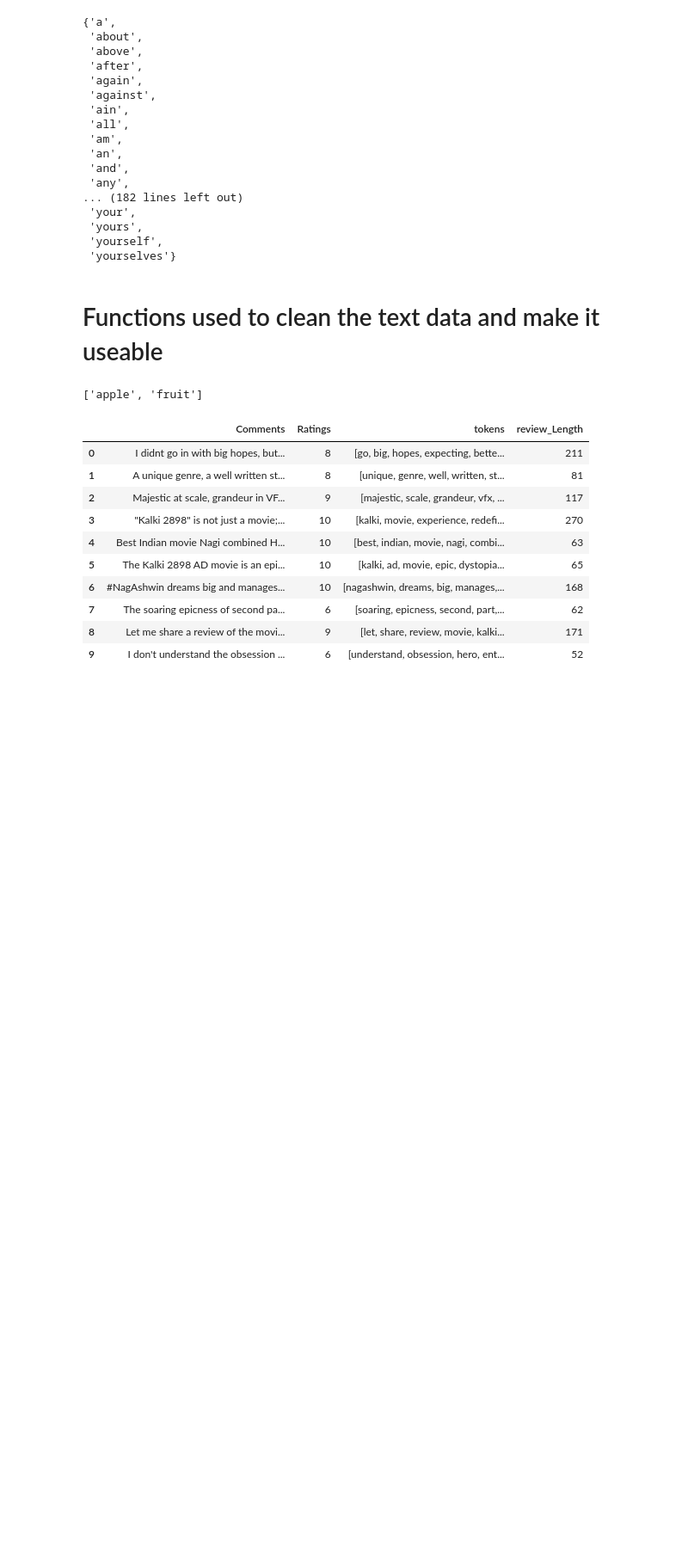
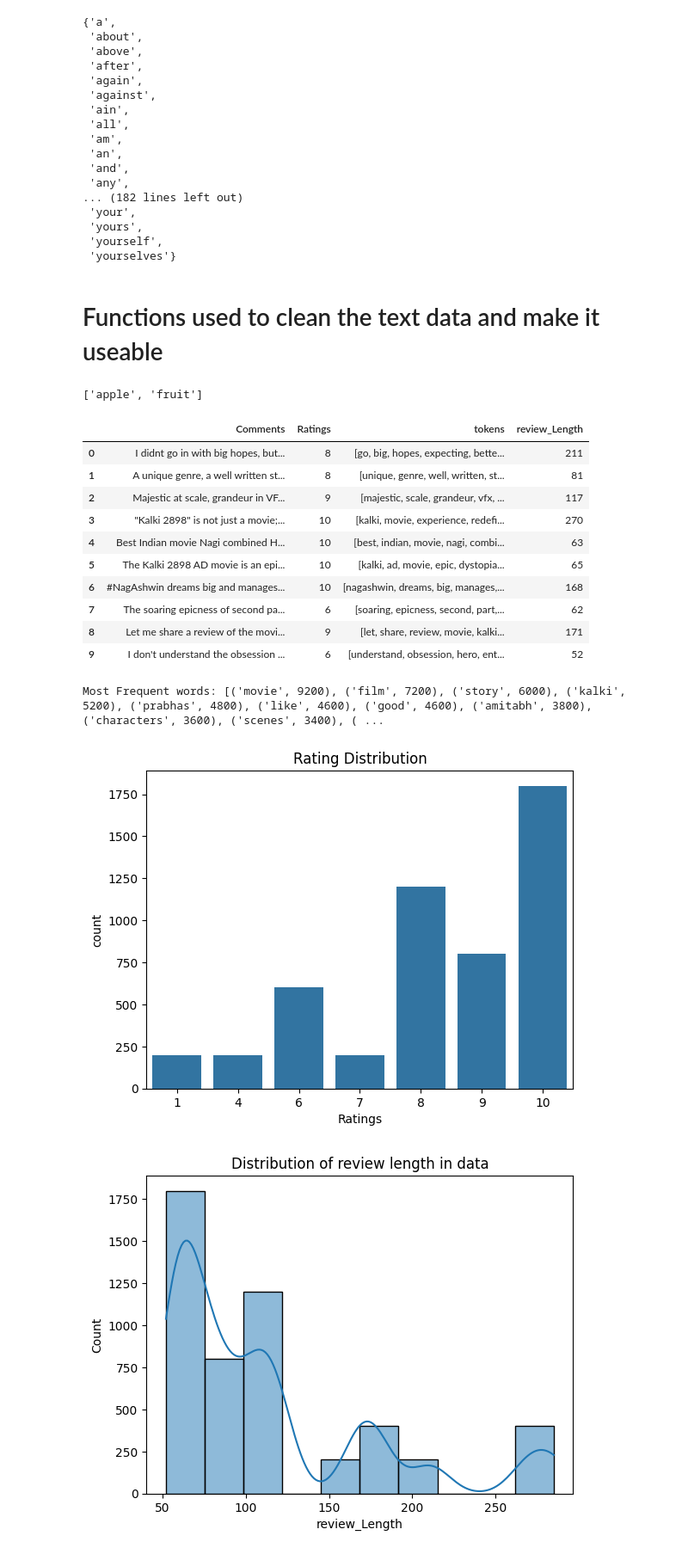
Before and after one commit to himanshutiwari2005/CANTILEVER, a Jupyter notebook: Task-1/EDA.ipynb, the cells around one changed output. Shown at 86% size. Cells and saved outputs as stored; diff of their text form; code cells hidden in the pictures; blank space fills up the shorter version.

Commit message:
Initial testing and model training for multi class classification. We found a significant skewness in data and came to a conclusion that resampling is needed.

```diff
--- a/Task-1/EDA.ipynb
+++ b/Task-1/EDA.ipynb
@@ -82,7 +83,7 @@ textCleaner("Apple is a fruit")
 ['apple', 'fruit']
 # %%
 def plotCustom(data = df):
-    sns.countplot(x="Ratings", data=df,palette="viridis")
+    sns.countplot(x="Ratings", data=df)
     plt.title("Rating Distribution")
     plt.show()
 
@@ -106,3 +107,15 @@ df.head(10)
 | 7 | The soaring epicness of second pa... | 6 | [soaring, epicness, second, part,... | 62 |
 | 8 | Let me share a review of the movi... | 9 | [let, share, review, movie, kalki... | 171 |
 | 9 | I don't understand the obsession ... | 6 | [understand, obsession, hero, ent... | 52 |
+# %%
+all_token = [token for tokens in df["tokens"] for token in tokens]
+wordFreq = Counter(all_token)
+
+print(f"Most Frequent words: {wordFreq.most_common(20)}")
+# %% [output]
+Most Frequent words: [('movie', 9200), ('film', 7200), ('story', 6000), ('kalki', 5200), ('prabhas', 4800), ('like', 4600), ('good', 4600), ('amitabh', 3800), ('characters', 3600), ('scenes', 3400), ( ...
+# %%
+plotCustom(df)
+# %% [output]
+[figure, added]
+[figure, added]
```
Also changed, not shown: parts of 6 cells of this notebook, 2 other files.
